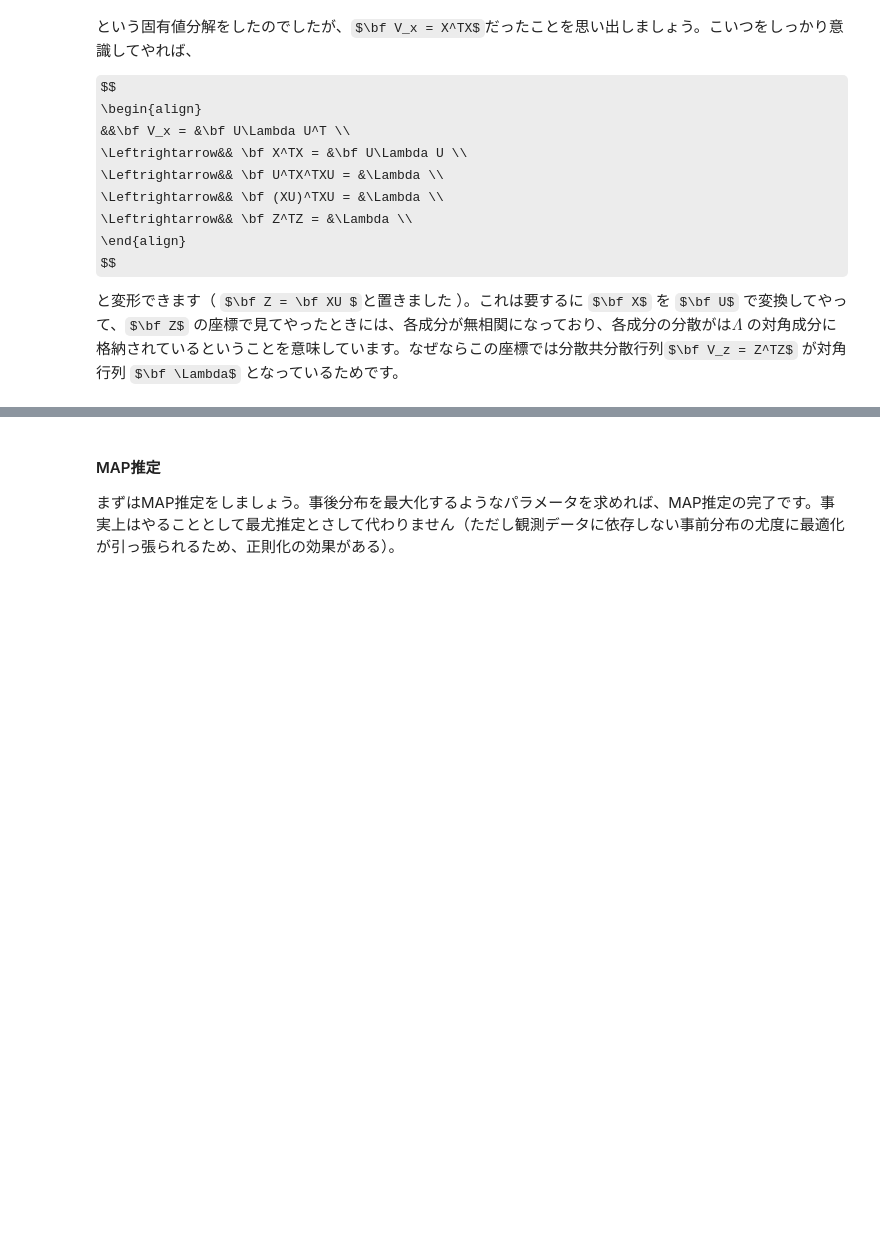
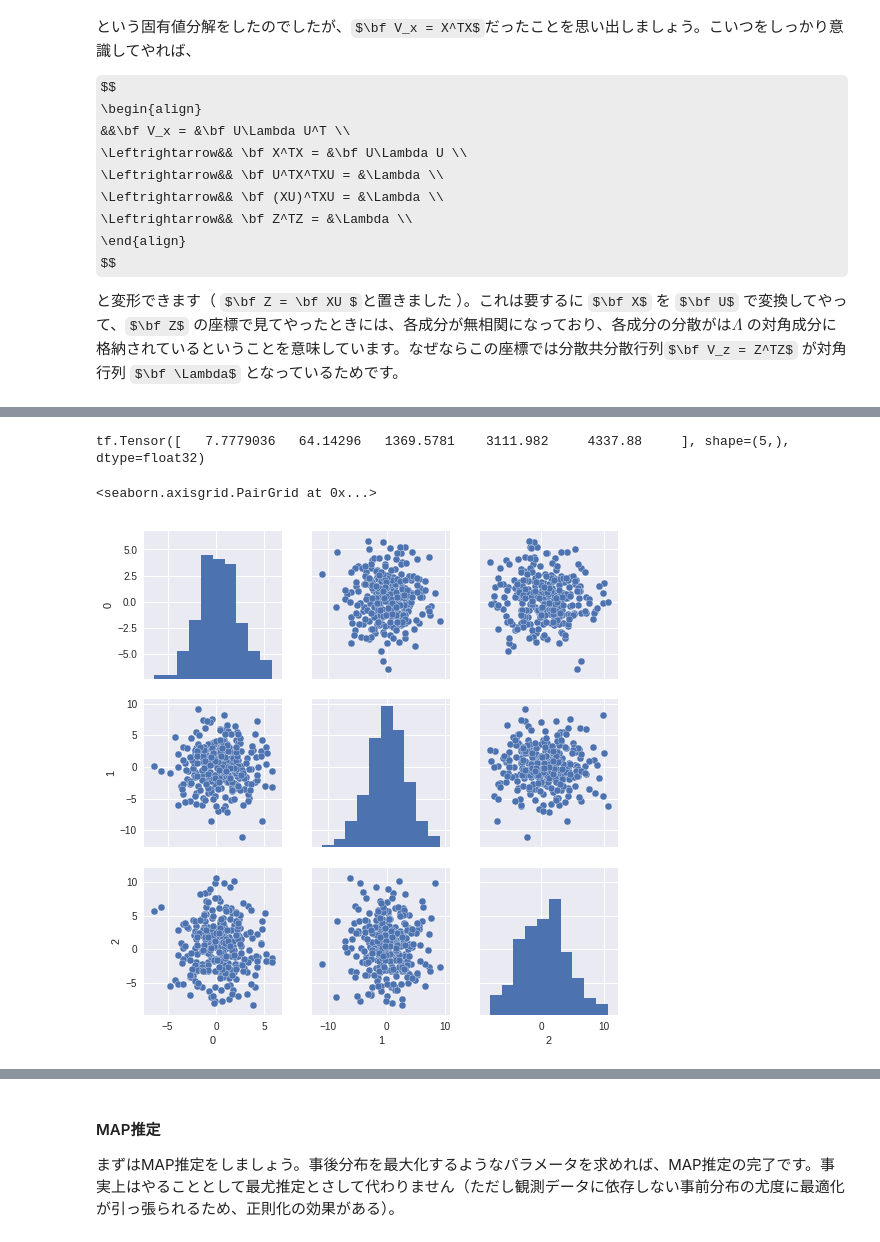
Before and after one commit to hellocybernetics/Tensorflow-Probability-Tutorials, a Jupyter notebook: PCA.ipynb, the cells around one changed output, grey strips where cells are left out. Drawn from its saved outputs; the diff is of its cells as text; code cells hidden in the pictures; some formulas as TeX source; blank space fills up the shorter version.

```diff
--- a/PCA.ipynb
+++ b/PCA.ipynb
@@ -120,0 +134,4 @@ plt.plot(Z.numpy())
+# %%
+X = tf.convert_to_tensor(X, dtype=tf.float32)
+V_x = tf.matmul(tf.transpose(X), X)
+Lam, U = tf.linalg.eigh(V_x)
@@ -121,3 +141,11 @@ plt.plot(Z.numpy())
+# %%
+print(Lam)
+Z = tf.matmul(X, U[:, -3:])
+sns.pairplot(pd.DataFrame(Z.numpy()))
+# %% [output]
+tf.Tensor([   7.7779036   64.14296   1369.5781    3111.982     4337.88     ], shape=(5,), dtype=float32)
+<seaborn.axisgrid.PairGrid at 0x...>
+[figure, added]
 # %% [markdown]
 ### 確率的主成分分析
 確率的主成分分析では、潜在変数 $\bf z \in \mathcal R^M$ があり、こちらが線形変換 $\bf W$ を受けて $\bf x \in \mathcal R^D$ になって私達の目に入る（観測する）という問題設定になります。また、この観測をするときには、$ \sigma^2$ の当方的分散をもつガウス分布としてバラツくと考えます。
```
Also changed, not shown: parts of 27 cells of this notebook.
